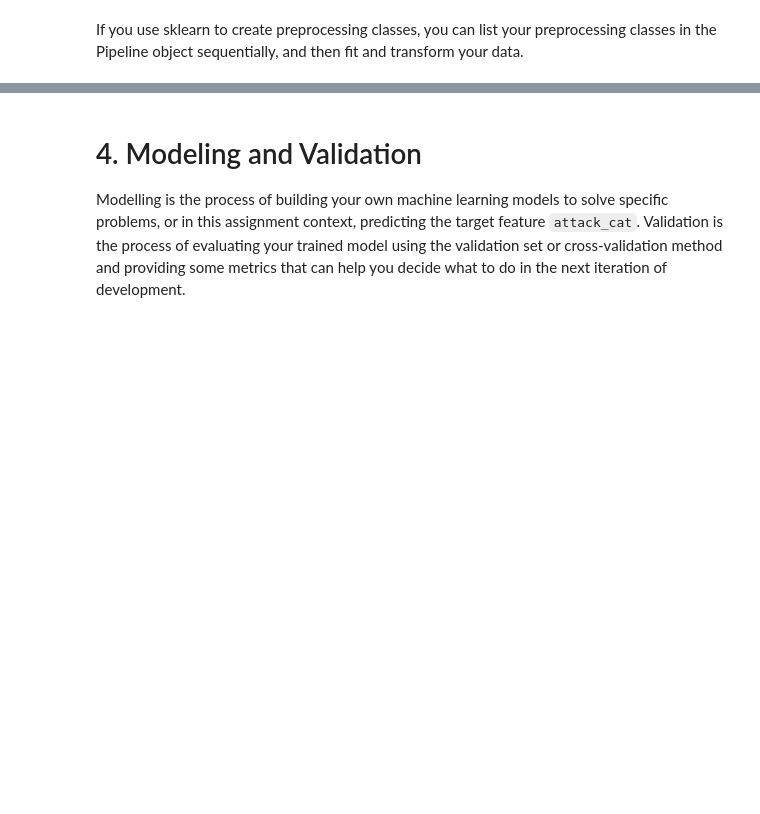
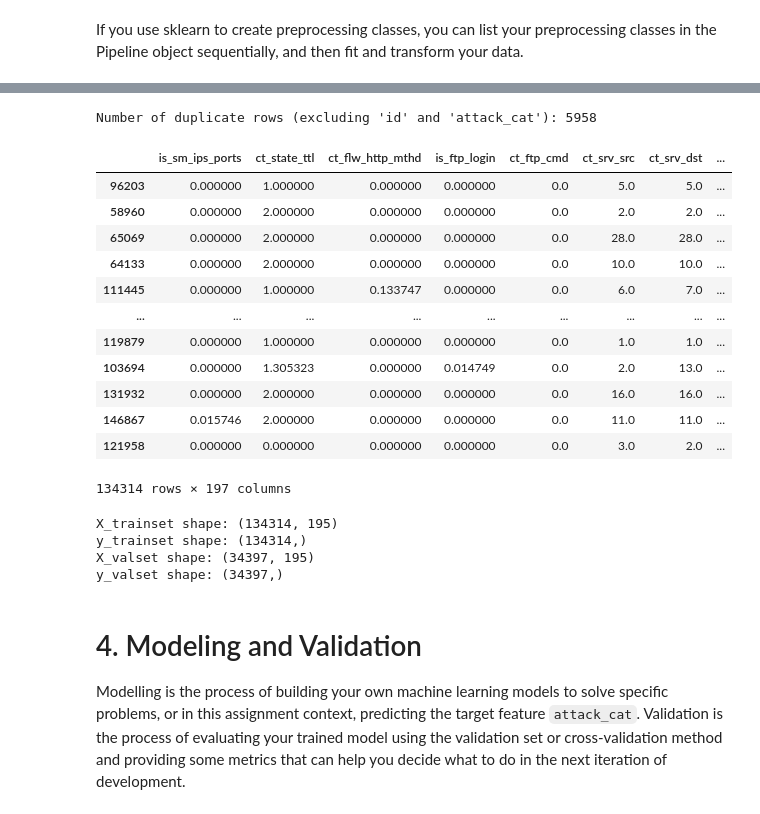
Before and after one commit to raflyhangga/tubes2-ai, a Jupyter notebook: src/IF3170 Artificial Intelligence _ Tugas Besar 2 Notebook .ipynb, the cells around one changed output, grey strips where cells are left out. Drawn from its saved outputs; the diff is of its cells as text; code cells hidden in the pictures; blank space fills up the shorter version.

```diff
--- a/src/IF3170 Artificial Intelligence _ Tugas Besar 2 Notebook .ipynb
+++ b/src/IF3170 Artificial Intelligence _ Tugas Besar 2 Notebook .ipynb
@@ -224,0 +221,7 @@ Note: For training, you should use the data contained in the `train` folder give
+# %%
+from sklearn.model_selection import train_test_split
+
+df.reset_index()
+train_set, val_set = train_test_split(df, test_size=0.2, random_state=42)
+
+print("Set is splitted...")
@@ -513,0 +858,12 @@ or create your own here
+# %%
+from sklearn.pipeline import Pipeline
+
+
+pipe = Pipeline([("imputer", FeatureImputer()),
+                 ("encoder", FeatureEncoder()),
+                 ("outlier", OutlierTransformator()),
+                 ("duplicatehandler", DuplicateHandler()),
+                 ("feature", FeatureEngineering()), #TODO: Bikin lebih gacor
+                 ("scaler", Scaler()),
+                  ("reductor", DimentionReduction(n_components=3)),
+                 ])
@@ -514,3 +878,46 @@ or create your own here
+# %%
+train_set_clean = train_set.drop(columns=['attack_cat','id'])
+val_set_clean = val_set.drop(columns=['attack_cat','id'])
+
+train_set_transform = pipe.fit_transform(train_set)
+val_set_transform = pipe.transform(val_set)
+
+train_set_transform
+# %% [output]
+Number of duplicate rows (excluding 'id' and 'attack_cat'): 5958
+|  | is_sm_ips_ports | ct_state_ttl | ct_flw_http_mthd | is_ftp_login | ct_ftp_cmd | ct_srv_src | ct_srv_dst | ... |
+| 96203 | 0.000000 | 1.000000 | 0.000000 | 0.000000 | 0.0 | 5.0 | 5.0 | ... |
+| 58960 | 0.000000 | 2.000000 | 0.000000 | 0.000000 | 0.0 | 2.0 | 2.0 | ... |
+| 65069 | 0.000000 | 2.000000 | 0.000000 | 0.000000 | 0.0 | 28.0 | 28.0 | ... |
+| 64133 | 0.000000 | 2.000000 | 0.000000 | 0.000000 | 0.0 | 10.0 | 10.0 | ... |
+| 111445 | 0.000000 | 1.000000 | 0.133747 | 0.000000 | 0.0 | 6.0 | 7.0 | ... |
+| ... | ... | ... | ... | ... | ... | ... | ... | ... |
+| 119879 | 0.000000 | 1.000000 | 0.000000 | 0.000000 | 0.0 | 1.0 | 1.0 | ... |
+| 103694 | 0.000000 | 1.305323 | 0.000000 | 0.014749 | 0.0 | 2.0 | 13.0 | ... |
+| 131932 | 0.000000 | 2.000000 | 0.000000 | 0.000000 | 0.0 | 16.0 | 16.0 | ... |
+| 146867 | 0.015746 | 2.000000 | 0.000000 | 0.000000 | 0.0 | 11.0 | 11.0 | ... |
+| 121958 | 0.000000 | 0.000000 | 0.000000 | 0.000000 | 0.0 | 3.0 | 2.0 | ... |
+134314 rows × 197 columns
+# %%
+y_trainset = train_set_transform['attack_cat']
+X_trainset = train_set_transform.drop(columns=['attack_cat','id'])
+y_valset = val_set['attack_cat']
+X_valset = val_set_transform.drop(columns=['attack_cat','id'])
+
+X_trainset = X_trainset.dropna()
+y_trainset = y_trainset[X_trainset.index]
+X_valset = X_valset.dropna()
+y_valset = y_valset[X_valset.index]
+
+print(f"X_trainset shape: {X_trainset.shape}")
+print(f"y_trainset shape: {y_trainset.shape}")
+print(f"X_valset shape: {X_valset.shape}")
+print(f"y_valset shape: {y_valset.shape}")
+# %% [output]
+X_trainset shape: (134314, 195)
+y_trainset shape: (134314,)
+X_valset shape: (34397, 195)
+y_valset shape: (34397,)
 # %% [markdown]
 # 4. Modeling and Validation
 
```
Also changed, not shown: parts of 33 cells of this notebook.
